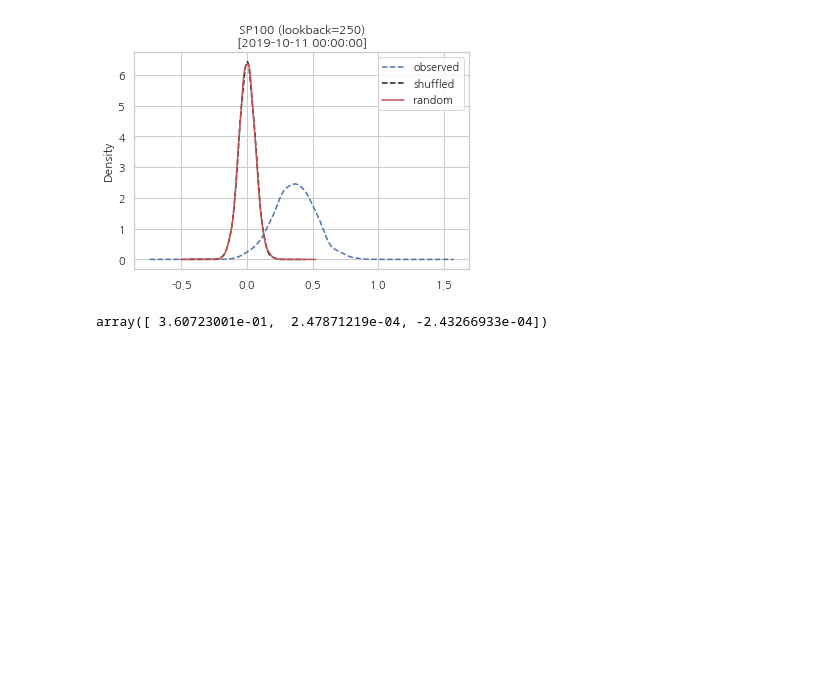
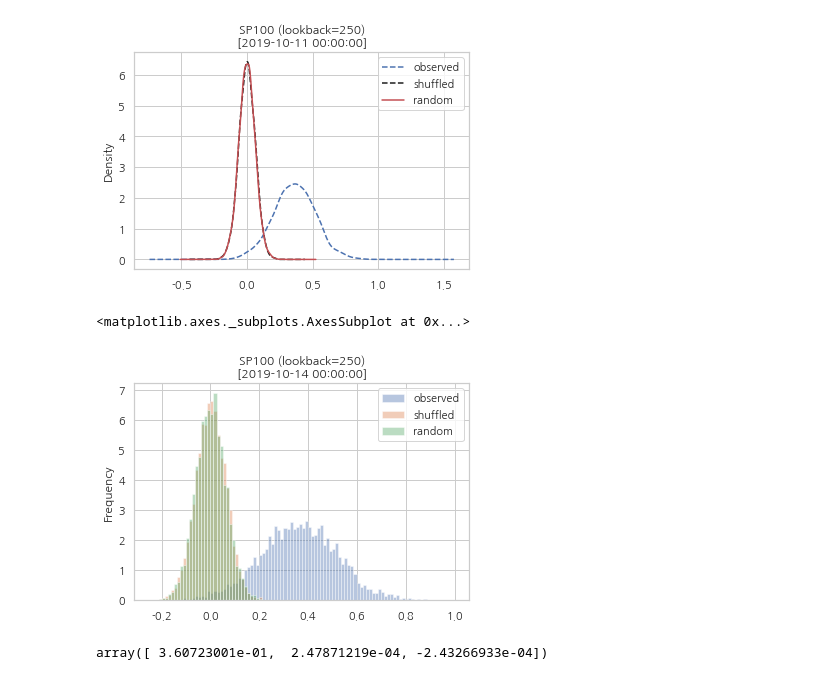
Before and after one commit to dnokes/DATA_698, a Jupyter notebook: notebooks/prototyping/DATA_698_Test_MSTs_Docker_Test.ipynb, the cells around one changed output. Saved outputs shown, nothing was run; the diff lists cells and outputs as text; code cells hidden in the pictures; blank space fills up the shorter version.

```diff
--- a/notebooks/prototyping/DATA_698_Test_MSTs_Docker_Test.ipynb
+++ b/notebooks/prototyping/DATA_698_Test_MSTs_Docker_Test.ipynb
@@ -489,0 +510,2 @@ flatCorrelations=concatFlatCorrelations(flatCC,flatShuffledCC,flatRandomCC)
+# %%
+flatCorrelations=concatFlatCorrelations(flatCC,flatShuffledCC,flatRandomCC)
@@ -493,6 +525,12 @@ flatCorrelations.plot(kind='kde',style=['b--','k--','r-'],
 # %% [output]
 <matplotlib.axes._subplots.AxesSubplot at 0x...>
 [figure]
+# %%
+flatCorrelations.plot(kind='hist',alpha=0.4,normed=True,bins=100,
+    title=universe+' (lookback='+str(lookback)+')'+'\n['+str(dateTime)+']')
+# %% [output]
+<matplotlib.axes._subplots.AxesSubplot at 0x...>
+[figure, added]
 # %%
 
 
```
Also changed, not shown: parts of 6 cells of this notebook.
